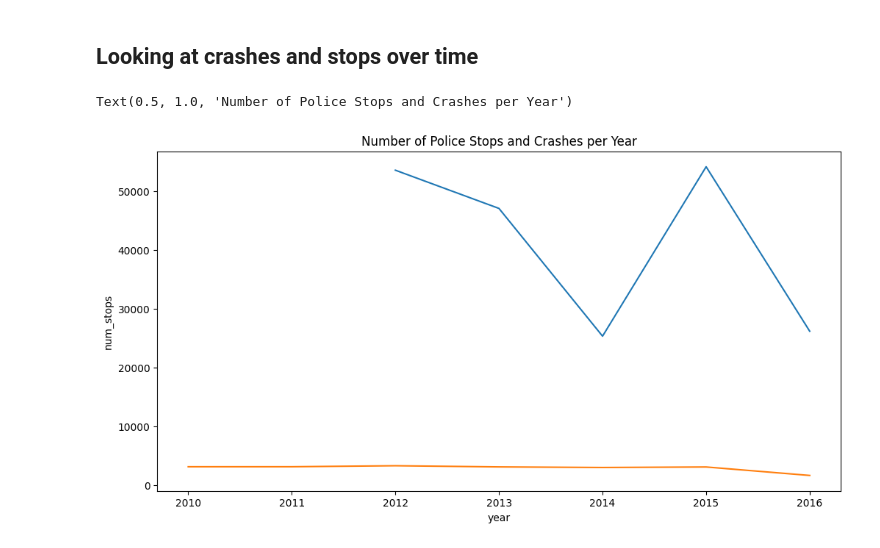
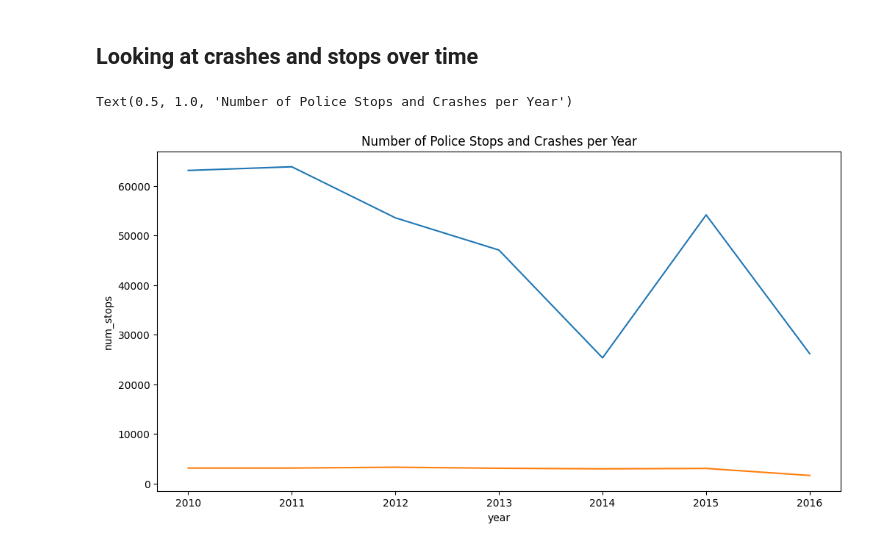
Before and after one commit to utexas-SDS-357/sds357-project-sp26-con-founders, a Jupyter notebook: Preprocessing/sf_analysis.ipynb, the cells around one changed output. Cells and saved outputs as stored; diff of their text form; code cells hidden in the pictures.

```diff
--- a/Preprocessing/sf_analysis.ipynb
+++ b/Preprocessing/sf_analysis.ipynb
@@ -248,0 +421,12 @@ stops_clean = stops_clean.dropna(subset = ['subject_age', 'time', 'district'])
+# %%
+census_boundaries = census_boundaries.to_crs(crash_clean.crs)
+
+crash_clean = crash_clean.drop(columns=["index_right"], errors="ignore")
+census_boundaries = census_boundaries.drop(columns=["index_right"], errors="ignore")
+
+crash_clean = gpd.sjoin(
+    crash_clean,
+    census_boundaries,
+    how="left",
+    predicate="within"
+)
@@ -285,6 +481,3 @@ year_counts['prop'] = year_counts['count'] / year_counts['count'].sum()
-# %%
-# filter dataset to 2012 onward
-stops_clean = stops_clean[stops_clean['year'] >= 2012]
 # %%
 # Plot heatmap to show distribution of crashes and collisions from raw data
 geojson = city_boundaries.__geo_interface__
@@ -322,7 +515,7 @@ fig.update_layout(
 
 fig.show()
 # %%
-stops_clean = stops_clean.to_crs(city_filtered.crs)
+stops_clean = stops_clean.to_crs(city_boundaries_filt.crs)
 stops_clean["lon"] = stops_clean.geometry.x
 stops_clean["lat"] = stops_clean.geometry.y
 
@@ -330,7 +523,8 @@ stops_clean["lat"] = stops_clean.geometry.y
     ggplot() +
     # City boundary (base layer)
     geom_map(
-        city_filtered,
+        city_boundaries_filt,
+         aes(map_id="county"),
         fill="lightgray",
         color="black",
         alpha=0.4
@@ -405,0 +553,11 @@ Index(['raw_row_number', 'date', 'time', 'location', 'lat', 'lng', 'district',
+# %%
+import datetime as dt
+
+stops_clean['date'] = pd.to_datetime(stops_clean['date'])
+stops_clean['year'] = stops_clean['date'].dt.year
+stops_clean['month'] = stops_clean['date'].dt.month
+
+#idenitify dates before and after Vision Zero was adpoted on March 18th 2014
+stops_clean['Vision_Zero_Status'] = stops_clean['date'] > pd.to_datetime('March 18th, 2014')
+
+stops_clean.head()
@@ -431,26 +610,25 @@ Name: count, dtype: int64
 # %% [markdown]
 ## Looking at crashes and stops over time
 # %%
-
 import seaborn as sns
 
 # Extract date col
 stops_clean['date'] = pd.to_datetime(stops_clean['date'])
 stops_clean['year'] = stops_clean['date'].dt.year
 
-crash_df['collision_date'] = pd.to_datetime(crash_df['collision_date'])
-crash_df['year'] = crash_df['collision_date'].dt.year
+crash_clean['collision_date'] = pd.to_datetime(crash_clean['collision_date'])
+crash_clean['year'] = crash_clean['collision_date'].dt.year
 
 stops_per_year = stops_clean.groupby('year').size().reset_index(name='num_stops')
-crashes_per_year = crash_df.groupby('year').size().reset_index(name='num_crashes')
+crashes_per_year = crash_clean.groupby('year').size().reset_index(name='num_crashes')
 
 fig, ax = plt.subplots(figsize=(12, 6))
 sns.lineplot(data=stops_per_year, x='year', y='num_stops')
 sns.lineplot(data=crashes_per_year, x='year', y='num_crashes')
 plt.title("Number of Police Stops and Crashes per Year")
 # %% [output]
 Text(0.5, 1.0, 'Number of Police Stops and Crashes per Year')
-[figure, old version]
+[figure, new version]
 # %%
 sns.lineplot(data=crashes_per_year, x='year', y='num_crashes')
 # %% [output]
```
Also changed, not shown: parts of 44 cells of this notebook.
